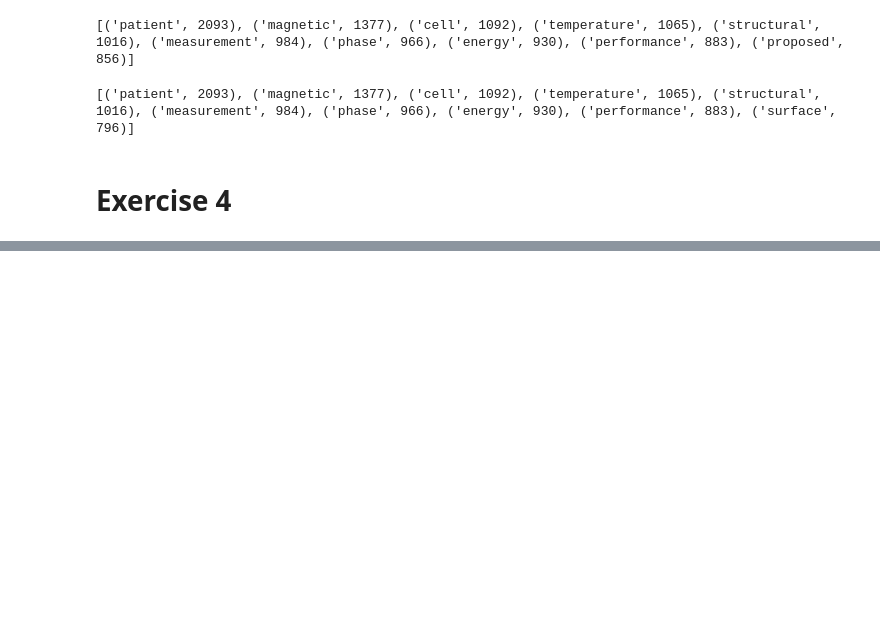
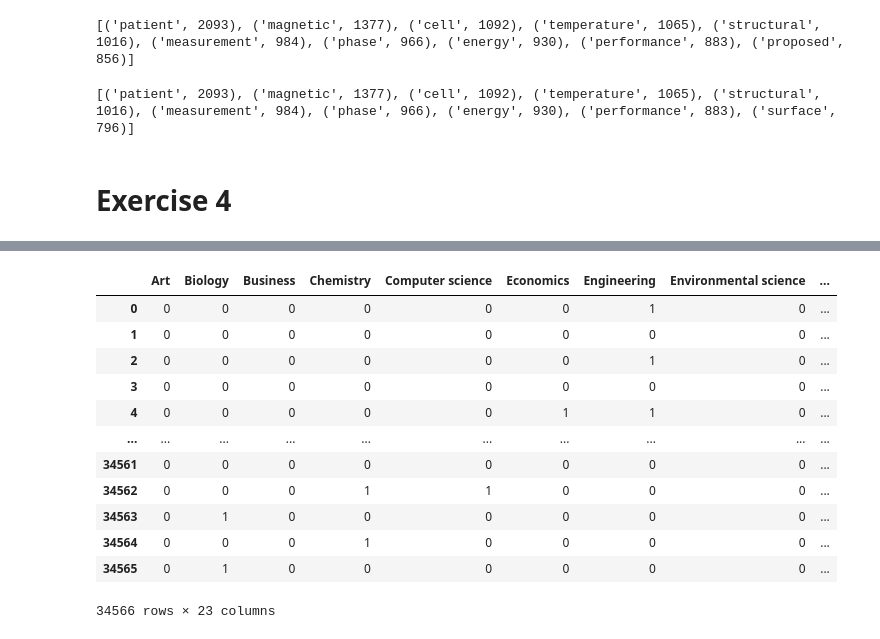
Before and after one commit to bertagrim/grenoble4research, a Jupyter notebook: grenoble4research.ipynb, the cells around one changed output, grey strips where cells are left out. Cells and saved outputs as stored; diff of their text form; code cells hidden in the pictures; blank space fills up the shorter version.

```diff
--- a/grenoble4research.ipynb
+++ b/grenoble4research.ipynb
@@ -960,0 +1031,2 @@ memory usage: 2.2+ MB
+# %%
+df_docs_topics = pd.DataFrame.from_dict(docs_topics, orient='index')
@@ -960,0 +1080,16 @@ memory usage: 2.2+ MB
+# %%
+final_df5.drop(columns=['id','clean_abstract','title','month_year'])
+# %% [output]
+|  | Art | Biology | Business | Chemistry | Computer science | Economics | Engineering | Environmental science | ... |
+| 0 | 0 | 0 | 0 | 0 | 0 | 0 | 1 | 0 | ... |
+| 1 | 0 | 0 | 0 | 0 | 0 | 0 | 0 | 0 | ... |
+| 2 | 0 | 0 | 0 | 0 | 0 | 0 | 1 | 0 | ... |
+| 3 | 0 | 0 | 0 | 0 | 0 | 0 | 0 | 0 | ... |
+| 4 | 0 | 0 | 0 | 0 | 0 | 1 | 1 | 0 | ... |
+| ... | ... | ... | ... | ... | ... | ... | ... | ... | ... |
+| 34561 | 0 | 0 | 0 | 0 | 0 | 0 | 0 | 0 | ... |
+| 34562 | 0 | 0 | 0 | 1 | 1 | 0 | 0 | 0 | ... |
+| 34563 | 0 | 1 | 0 | 0 | 0 | 0 | 0 | 0 | ... |
+| 34564 | 0 | 0 | 0 | 1 | 0 | 0 | 0 | 0 | ... |
+| 34565 | 0 | 1 | 0 | 0 | 0 | 0 | 0 | 0 | ... |
+34566 rows × 23 columns
```
Also changed, not shown: parts of 106 cells of this notebook.
